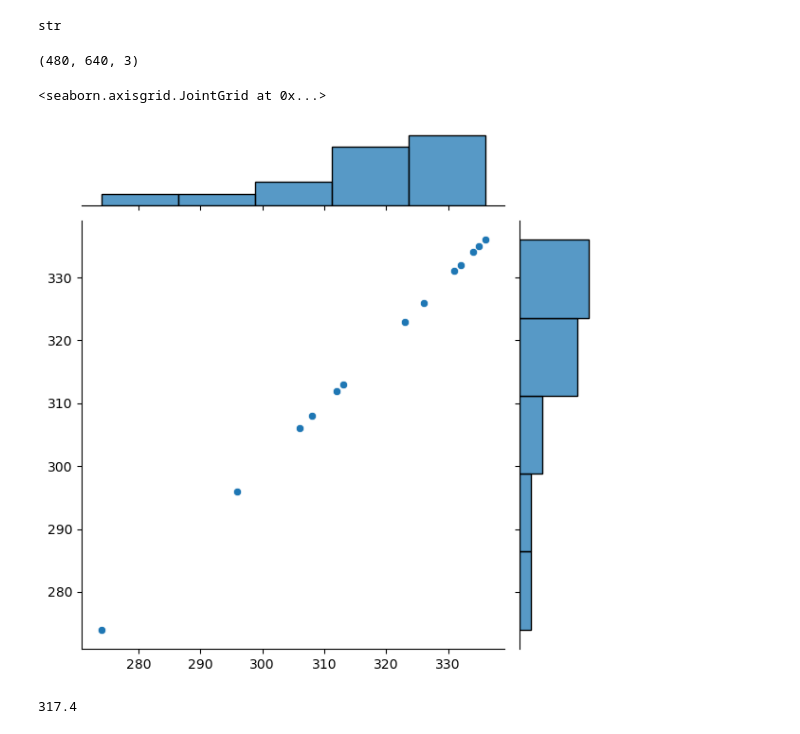
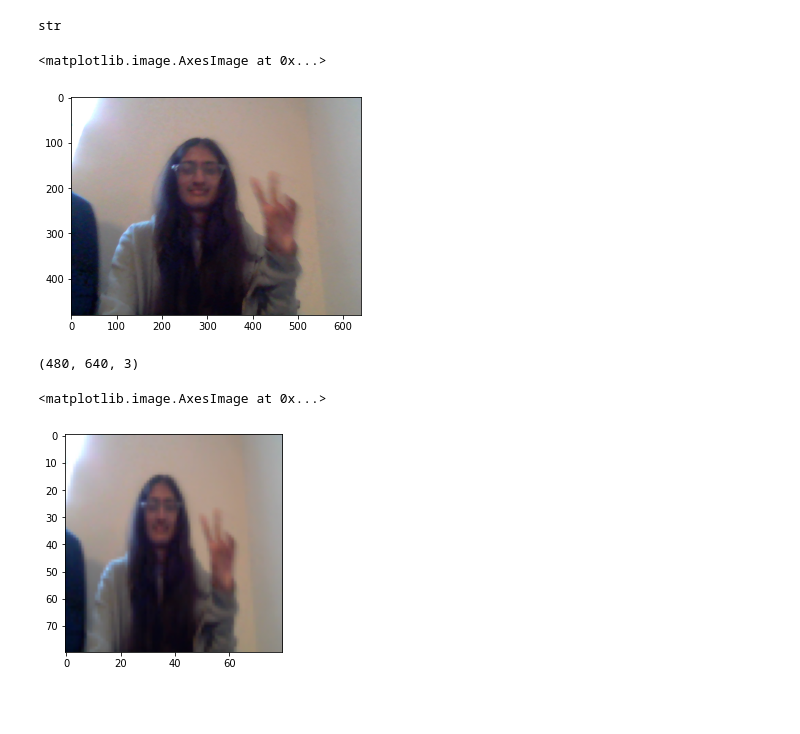
Before and after one commit to lasyamanthri/Deep-Learning-Project, a Jupyter notebook: FaceRecognition.ipynb, the cells around one changed output. Drawn from its saved outputs; the diff is of its cells as text; code cells hidden in the pictures; blank space fills up the shorter version.

```diff
--- a/FaceRecognition.ipynb
+++ b/FaceRecognition.ipynb
@@ -17,8 +18,8 @@ from sklearn.metrics import classification_report
 # %%
 from pathlib import Path
 # %%
-TrainingImagePath='Face Images/Final Training Images'
-TestingImagePath = 'Face Images/Final Testing Images'
+TrainingImagePath='Face-Images/Final Training Images'
+TestingImagePath = 'Face-Images/Final Testing Images'
 # %%
 type(str(TrainingImagePath))
 # %% [output]
@@ -28,7 +29,10 @@ face = Path(TestingImagePath + '/lasya' + '/opencv_frame_47.png')
 # %%
 face_img= imread(face)
 # %%
-# plt.imshow(face_img)
+plt.imshow(face_img)
+# %% [output]
+<matplotlib.image.AxesImage at 0x...>
+[figure, added]
 # %%
 face_img.shape
 # %% [output]
@@ -45,12 +40,3 @@ for image_filename in os.listdir(TrainingImagePath+'//face1'):
 # %%
 classes = sum(os.path.isdir(os.path.join(TrainingImagePath,i)) for i in os.listdir(TrainingImagePath))
-# %%
-sns.jointplot(x=dim1,y=dim2)
-# %% [output]
-<seaborn.axisgrid.JointGrid at 0x...>
-[figure, removed]
-# %%
-np.mean(dim2)
-# %% [output]
-317.4
 # %%
@@ -58,3 +46,8 @@ image_shape = (315,315,3)
+# %%
+plt.imshow(resized)
+# %% [output]
+<matplotlib.image.AxesImage at 0x...>
+[figure, added]
 # %%
 from tensorflow.keras.preprocessing.image import ImageDataGenerator
 # %%
```
Also changed, not shown: parts of 16 cells of this notebook, 5 other files.
